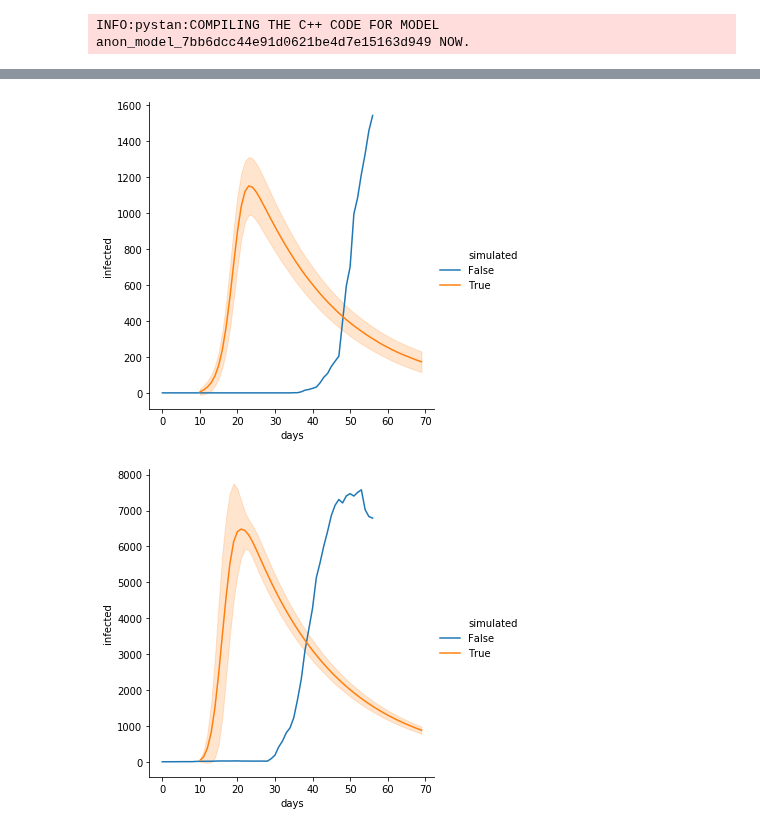
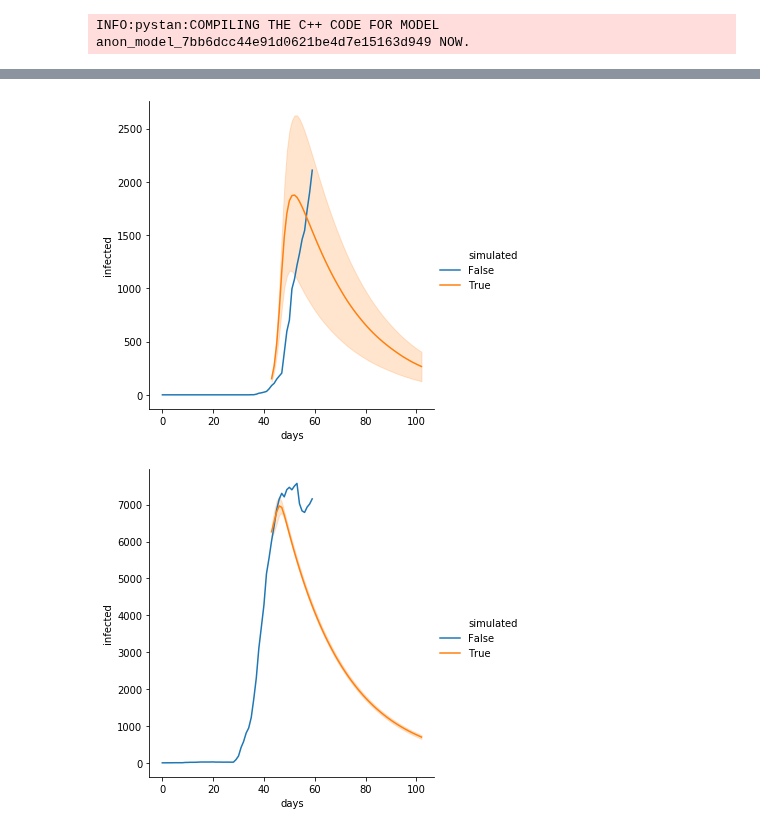
Before and after one commit to yoriyuki/COVID-19, a Jupyter notebook: prediction/COVID-19.ipynb, the cells around one changed output, grey strips where cells are left out. Saved outputs shown, nothing was run; the diff lists cells and outputs as text; code cells hidden in the pictures.

```diff
--- a/prediction/COVID-19.ipynb
+++ b/prediction/COVID-19.ipynb
@@ -71,8 +72,9 @@ def simulate(a, p, c, sigma_S, sigma_R, start, horizen):
         I = (cumulative - recovered) @ c * (1 - cumulative / p) + np.sqrt(sigma_S) * np.random.randn(N)
         cumulative = cumulative + np.maximum(I, 0)
         recovered = recovered + a * (cumulative0 - recovered) + np.sqrt(sigma_R) * np.random.randn(N)
-        recovered = np.maximum(recovered, 0)
+        recovered = np.clip(recovered, 0, cumulative)
         infected_list.append(cumulative - recovered)
+
     infected = pd.DataFrame(infected_list,
                             columns=confirmed.columns,
                             index=pd.date_range(start, periods=horizen, freq='D'))
@@ -116,8 +122,8 @@ draw_infected(fit, pd.to_datetime('2020-02-01'), 60, 'Italy')
 # %%
-draw_infected(fit, pd.to_datetime('2020-02-01'), 60, 'Norway')
+draw_infected(fit, pd.to_datetime('2020-03-05'), 60, 'Norway')
 # %% [output]
-[figure, old version]
+[figure, new version]
 # %%
-draw_infected(fit, pd.to_datetime('2020-02-01'), 60, 'Korea, South')
+draw_infected(fit, pd.to_datetime('2020-03-05'), 60, 'Korea, South')
 # %% [output]
-[figure, old version]
+[figure, new version]
```
Also changed, not shown: parts of 13 cells of this notebook.
